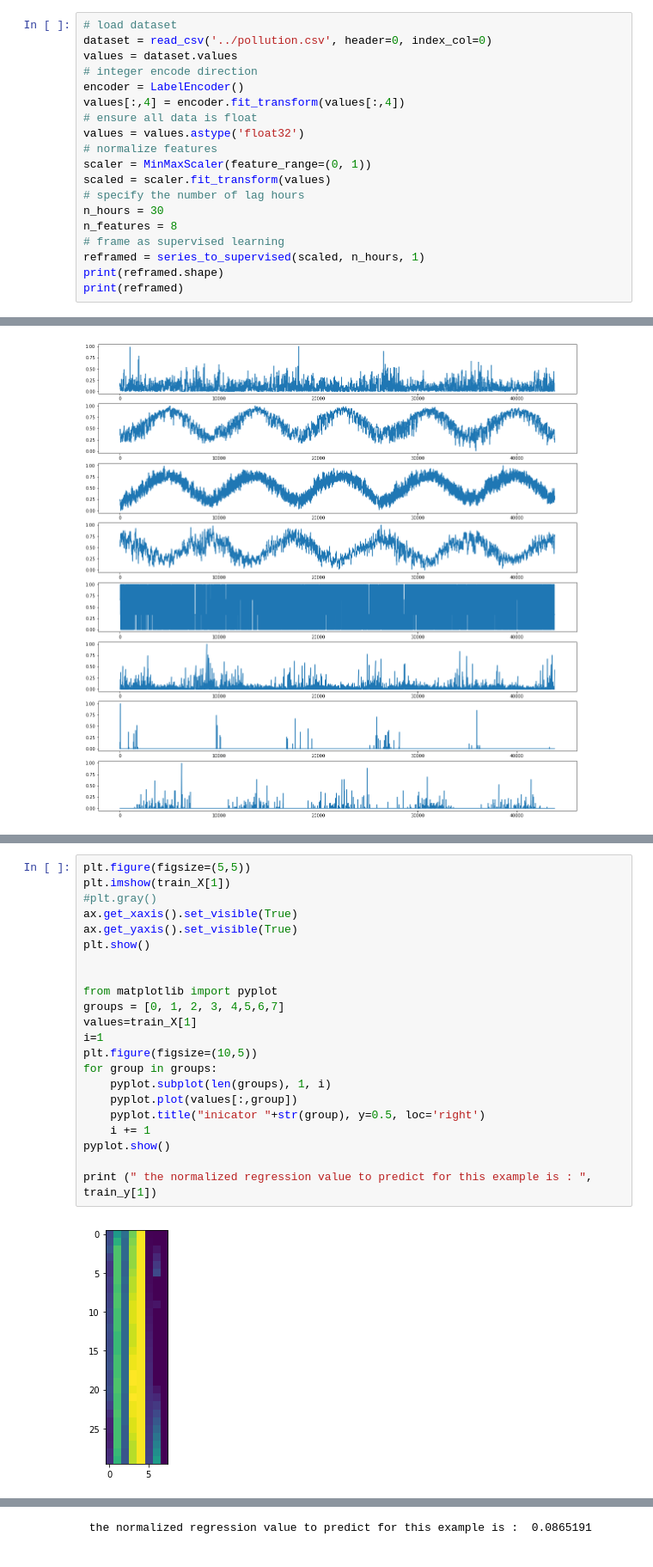
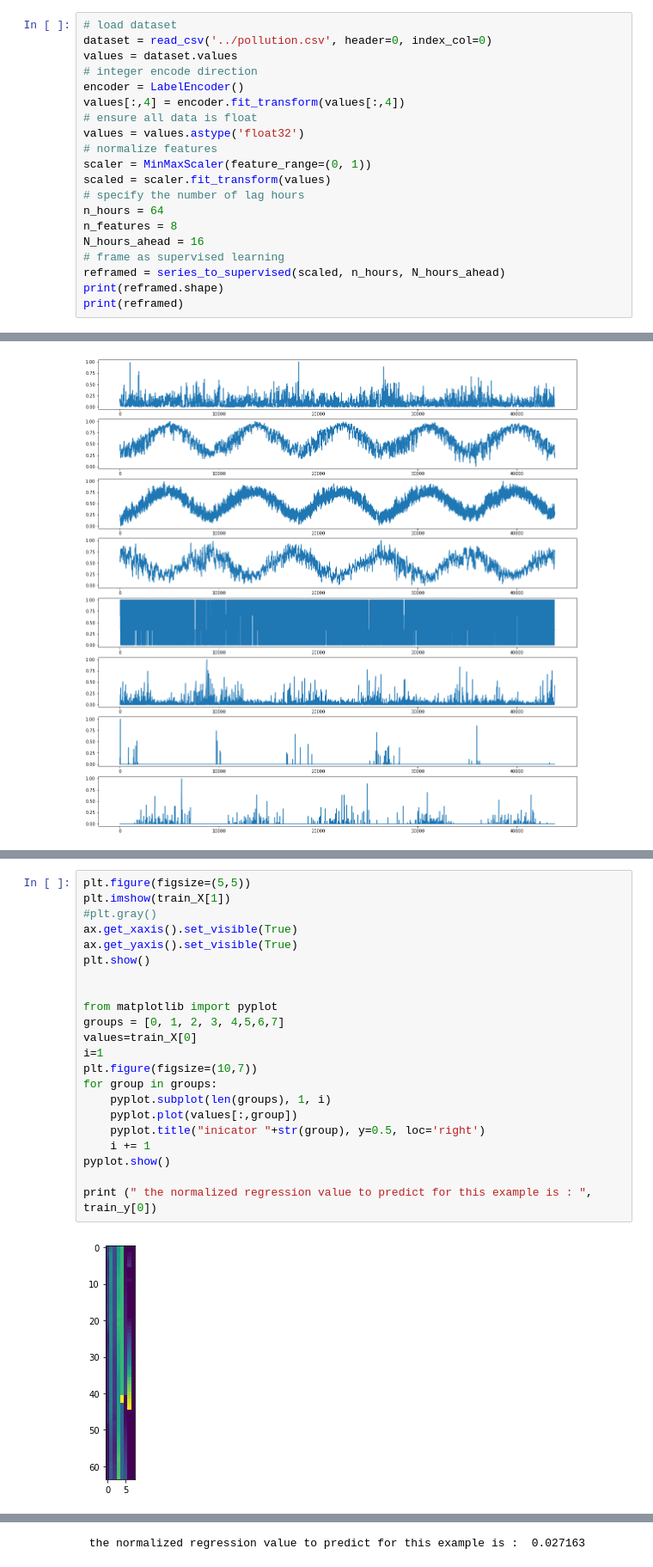
Before and after one commit to rjpg/bftensor, a Jupyter notebook: Autoencoder/src/CO2CaseStudy.ipynb, the cells around one changed output, grey strips where cells are left out. Shown at 86% size. Cells and saved outputs as stored; diff of their text form.

```diff
--- a/Autoencoder/src/CO2CaseStudy.ipynb
+++ b/Autoencoder/src/CO2CaseStudy.ipynb
@@ -106,10 +124,11 @@ values = values.astype('float32')
 scaler = MinMaxScaler(feature_range=(0, 1))
 scaled = scaler.fit_transform(values)
 # specify the number of lag hours
-n_hours = 30
+n_hours = 64
 n_features = 8
+N_hours_ahead = 16
 # frame as supervised learning
-reframed = series_to_supervised(scaled, n_hours, 1)
+reframed = series_to_supervised(scaled, n_hours, N_hours_ahead)
 print(reframed.shape)
 print(reframed)
 # %% [output]
@@ -252,24 +272,24 @@ plt.show()
 # %%
 plt.figure(figsize=(5,5))
 plt.imshow(train_X[1])
 #plt.gray()
 ax.get_xaxis().set_visible(True)
 ax.get_yaxis().set_visible(True)
 plt.show()
 
 
 from matplotlib import pyplot
 groups = [0, 1, 2, 3, 4,5,6,7]
-values=train_X[1]
+values=train_X[0]
 i=1
-plt.figure(figsize=(10,5))
+plt.figure(figsize=(10,7))
 for group in groups:
 	pyplot.subplot(len(groups), 1, i)
 	pyplot.plot(values[:,group])
 	pyplot.title("inicator "+str(group), y=0.5, loc='right')
 	i += 1
 pyplot.show()
 
-print (" the normalized regression value to predict for this example is : ", train_y[1])
+print (" the normalized regression value to predict for this example is : ", train_y[0])
 # %% [output]
-[figure, old version]
+[figure, new version]
@@ -277 +297 @@ print (" the normalized regression value to predict for this example is : ", tra
- the normalized regression value to predict for this example is :  0.0865191
+ the normalized regression value to predict for this example is :  0.027163
```
Also changed, not shown: parts of 22 cells of this notebook.
